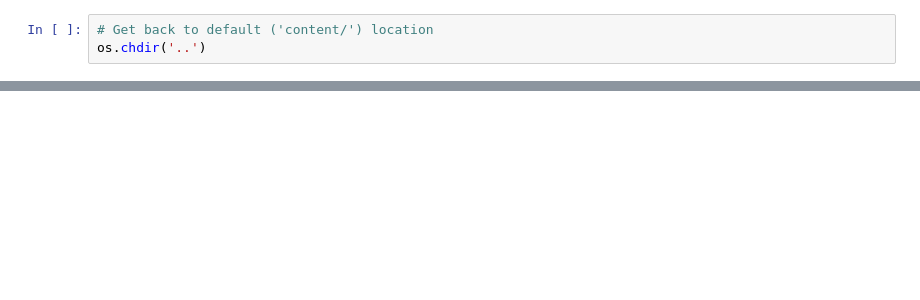
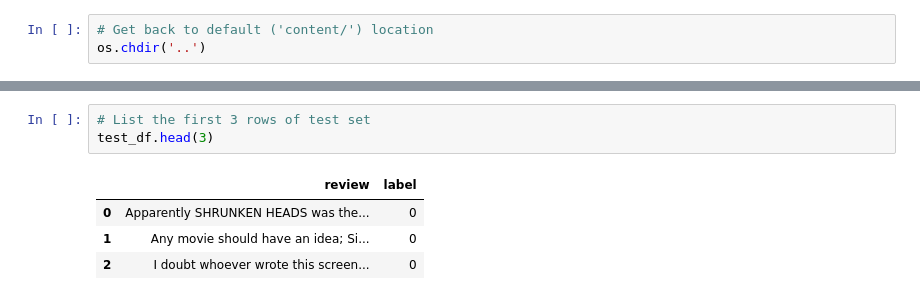
Before and after one commit to iubh/DLMAINLPCV01, a Jupyter notebook: notebooks/nlp_2-2_sentiment_analysis.ipynb, the cells around one changed output, grey strips where cells are left out. Cells and saved outputs as stored; diff of their text form; blank space fills up the shorter version.

```diff
--- a/notebooks/nlp_2-2_sentiment_analysis.ipynb
+++ b/notebooks/nlp_2-2_sentiment_analysis.ipynb
@@ -168,0 +193,8 @@ subword tokenizer before the actual training process is started.
+# %%
+# List the first 3 rows of test set
+test_df.head(3)
+# %% [output]
+|  | review | label |
+| 0 | Apparently SHRUNKEN HEADS was the... | 0 |
+| 1 | Any movie should have an idea; Si... | 0 |
+| 2 | I doubt whoever wrote this screen... | 0 |
```
Also changed, not shown: parts of 77 cells of this notebook.
